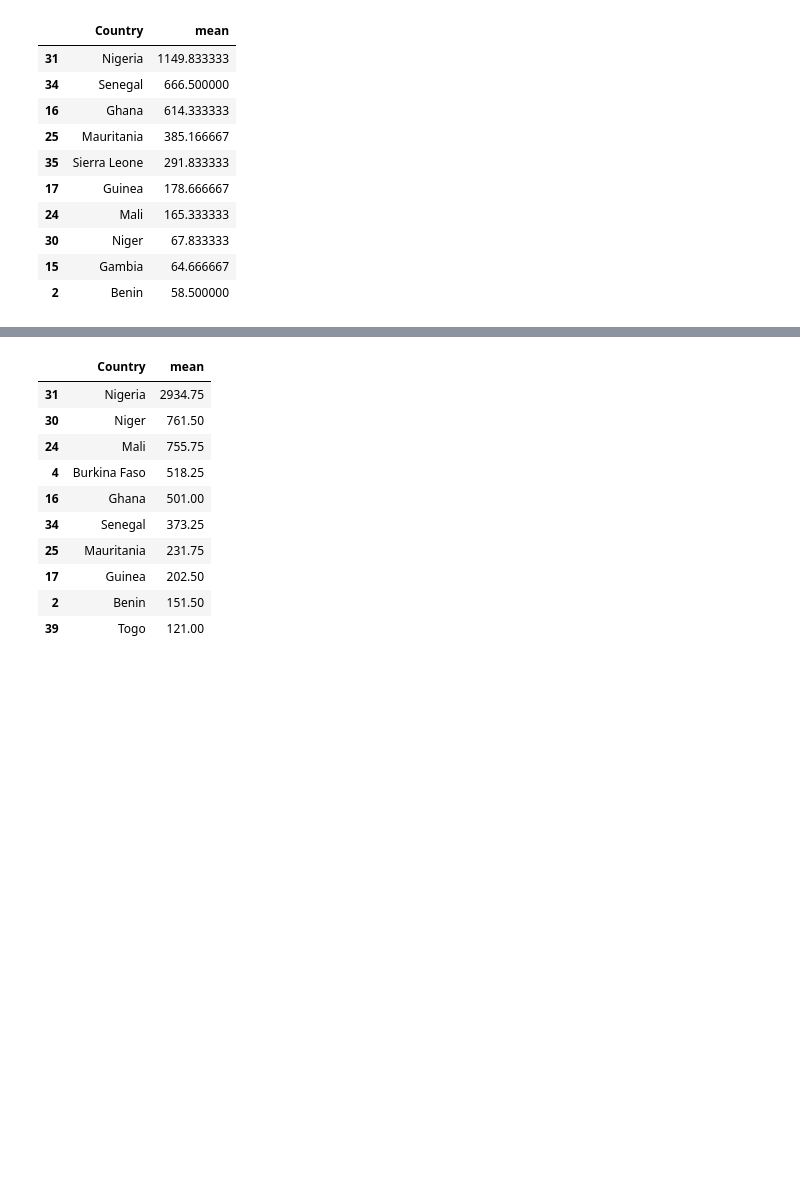
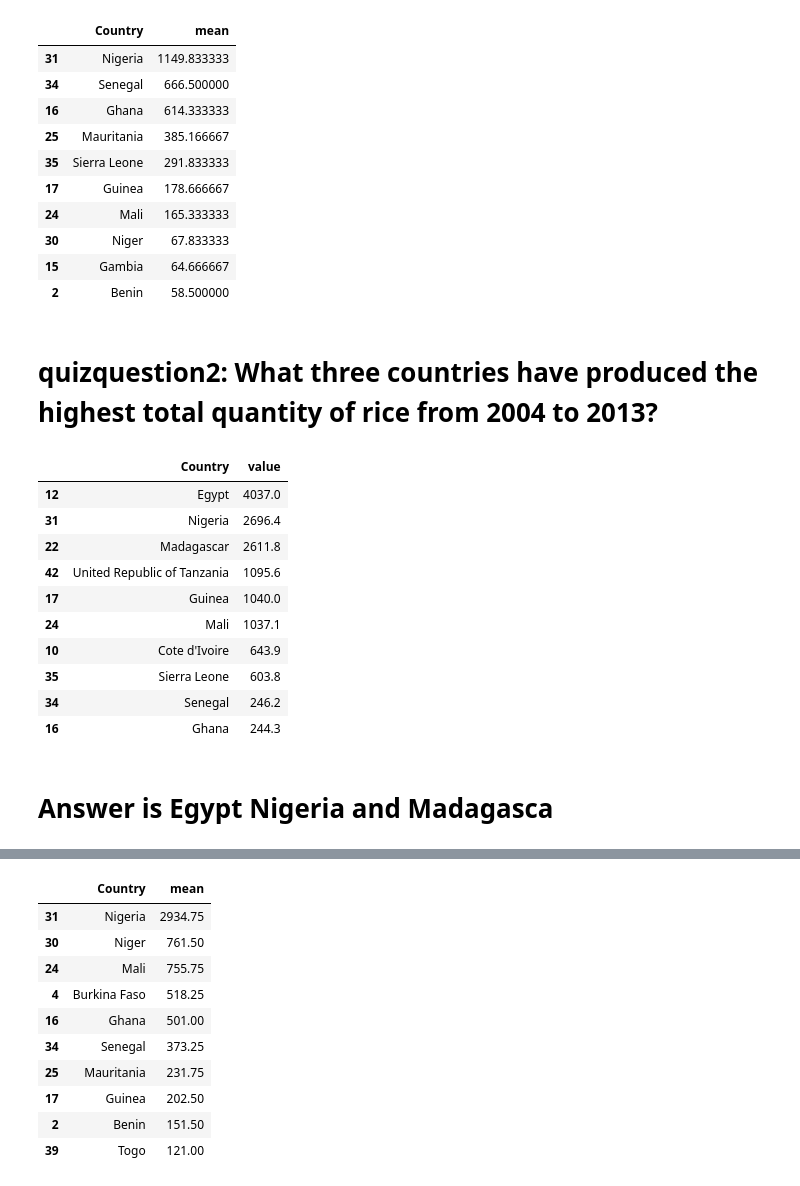
Before and after one commit to kazeemfatai26/Hamoye_StageD, a Jupyter notebook: Hamoye_StageD.ipynb, the cells around one changed output, grey strips where cells are left out. Drawn from its saved outputs; the diff is of its cells as text; code cells hidden in the pictures; blank space fills up the shorter version.

```diff
--- a/Hamoye_StageD.ipynb
+++ b/Hamoye_StageD.ipynb
@@ -285,3 +332,27 @@ west_africa_sort
 | 30 | Niger | 67.833333 |
 | 15 | Gambia | 64.666667 |
 | 2 | Benin | 58.500000 |
+# %% [markdown]
+# quizquestion2: What three countries have produced the highest total quantity of rice from 2004 to 2013?
+# %%
+#top 10countries
+prod_rice = prod[(prod["Item"] == "Rice (Milled Equivalent)")]
+prod_rice = prod_rice.groupby('Country')['Quantity(kt)'].mean()
+prod_rice = prod_rice.to_frame(name='value').reset_index()
+prod_rice_sort = prod_rice.sort_values(['value'], ascending=[False])
+prod_rice_sort = prod_rice_sort.head(10)
+prod_rice_sort
+# %% [output]
+|  | Country | value |
+| 12 | Egypt | 4037.0 |
+| 31 | Nigeria | 2696.4 |
+| 22 | Madagascar | 2611.8 |
+| 42 | United Republic of Tanzania | 1095.6 |
+| 17 | Guinea | 1040.0 |
+| 24 | Mali | 1037.1 |
+| 10 | Cote d'Ivoire | 643.9 |
+| 35 | Sierra Leone | 603.8 |
+| 34 | Senegal | 246.2 |
+| 16 | Ghana | 244.3 |
+# %% [markdown]
+# Answer is Egypt Nigeria and Madagasca
```
Also changed, not shown: parts of 10 cells of this notebook.
